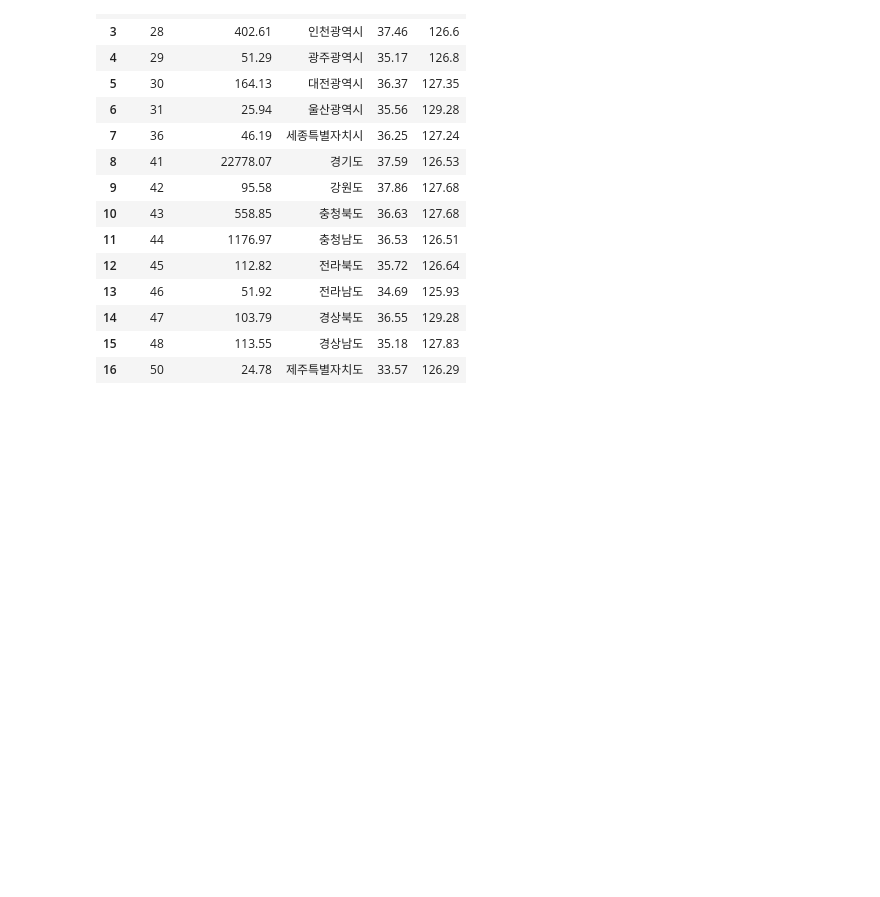
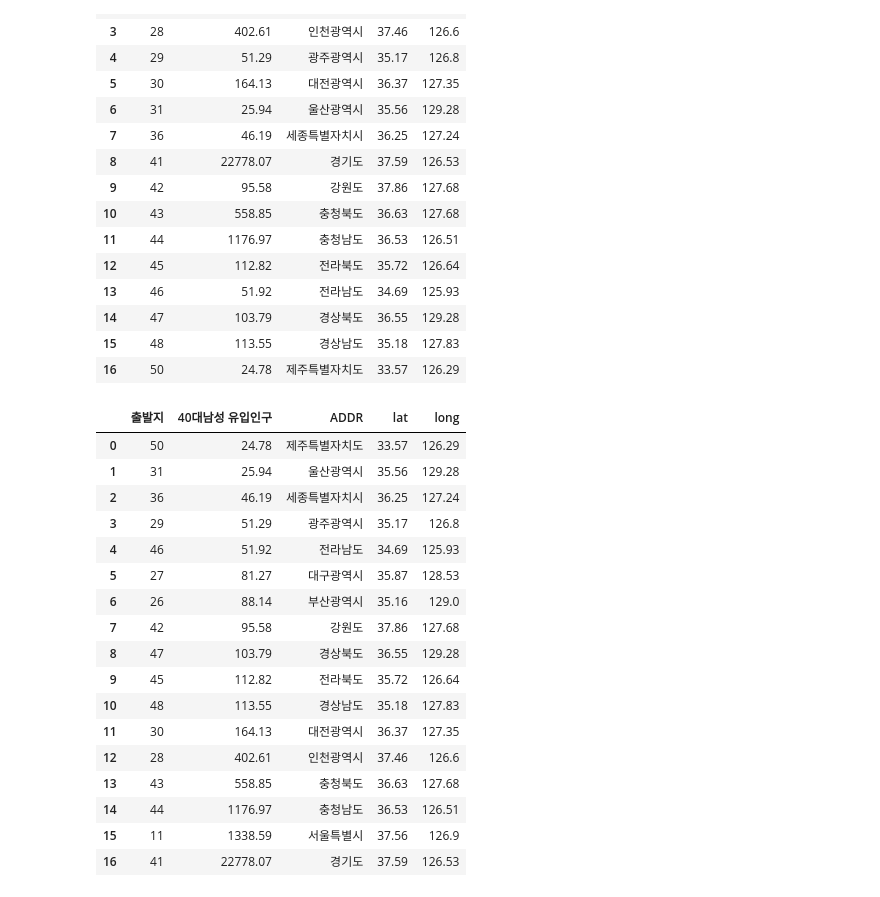
Before and after one commit to escortKwon/Advanced-AI-Education, a Jupyter notebook: 1st_week/Floating Population_visualization.ipynb, the cells around one changed output. Drawn from its saved outputs; the diff is of its cells as text; code cells hidden in the pictures; blank space fills up the shorter version.

```diff
--- a/1st_week/Floating Population_visualization.ipynb
+++ b/1st_week/Floating Population_visualization.ipynb
@@ -132,3 +133,28 @@ return_data # 확인용 출력
 | 14 | 47 | 103.79 | 경상북도 | 36.55 | 129.28 |
 | 15 | 48 | 113.55 | 경상남도 | 35.18 | 127.83 |
 | 16 | 50 | 24.78 | 제주특별자치도 | 33.57 | 126.29 |
+# %%
+# 가공된 DataFrame 정렬
+return_data_sorted = return_data.sort_values(by=[check_column], ascending=True)
+return_data_sorted = return_data_sorted.reset_index()
+return_data_sorted = return_data_sorted.drop('index', axis=1)
+return_data_sorted #확인용 출력
+# %% [output]
+|  | 출발지 | 40대남성 유입인구 | ADDR | lat | long |
+| 0 | 50 | 24.78 | 제주특별자치도 | 33.57 | 126.29 |
+| 1 | 31 | 25.94 | 울산광역시 | 35.56 | 129.28 |
+| 2 | 36 | 46.19 | 세종특별자치시 | 36.25 | 127.24 |
+| 3 | 29 | 51.29 | 광주광역시 | 35.17 | 126.8 |
+| 4 | 46 | 51.92 | 전라남도 | 34.69 | 125.93 |
+| 5 | 27 | 81.27 | 대구광역시 | 35.87 | 128.53 |
+| 6 | 26 | 88.14 | 부산광역시 | 35.16 | 129.0 |
+| 7 | 42 | 95.58 | 강원도 | 37.86 | 127.68 |
+| 8 | 47 | 103.79 | 경상북도 | 36.55 | 129.28 |
+| 9 | 45 | 112.82 | 전라북도 | 35.72 | 126.64 |
+| 10 | 48 | 113.55 | 경상남도 | 35.18 | 127.83 |
+| 11 | 30 | 164.13 | 대전광역시 | 36.37 | 127.35 |
+| 12 | 28 | 402.61 | 인천광역시 | 37.46 | 126.6 |
+| 13 | 43 | 558.85 | 충청북도 | 36.63 | 127.68 |
+| 14 | 44 | 1176.97 | 충청남도 | 36.53 | 126.51 |
+| 15 | 11 | 1338.59 | 서울특별시 | 37.56 | 126.9 |
+| 16 | 41 | 22778.07 | 경기도 | 37.59 | 126.53 |
```
Also changed, not shown: parts of 8 cells of this notebook, 1 other file.
